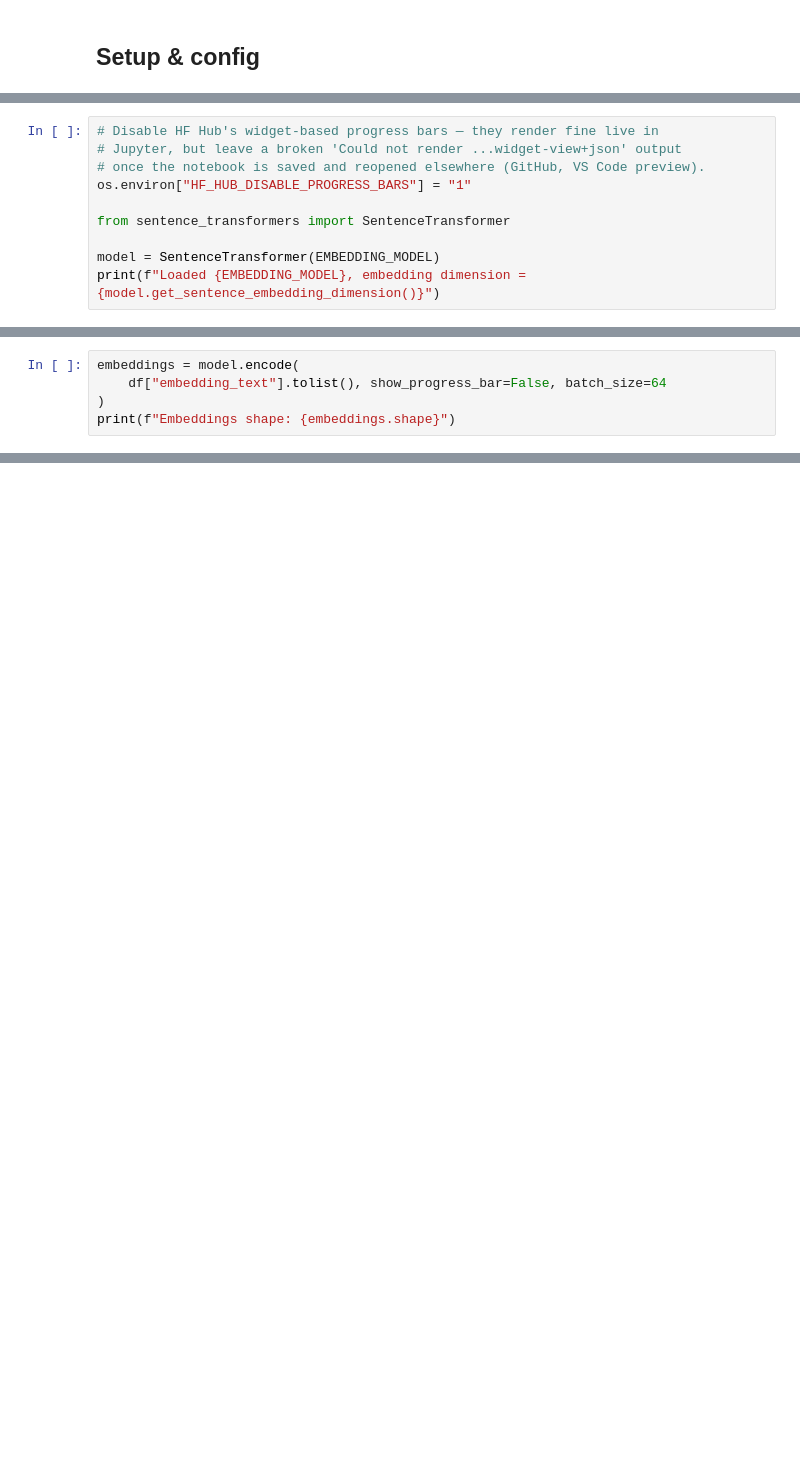
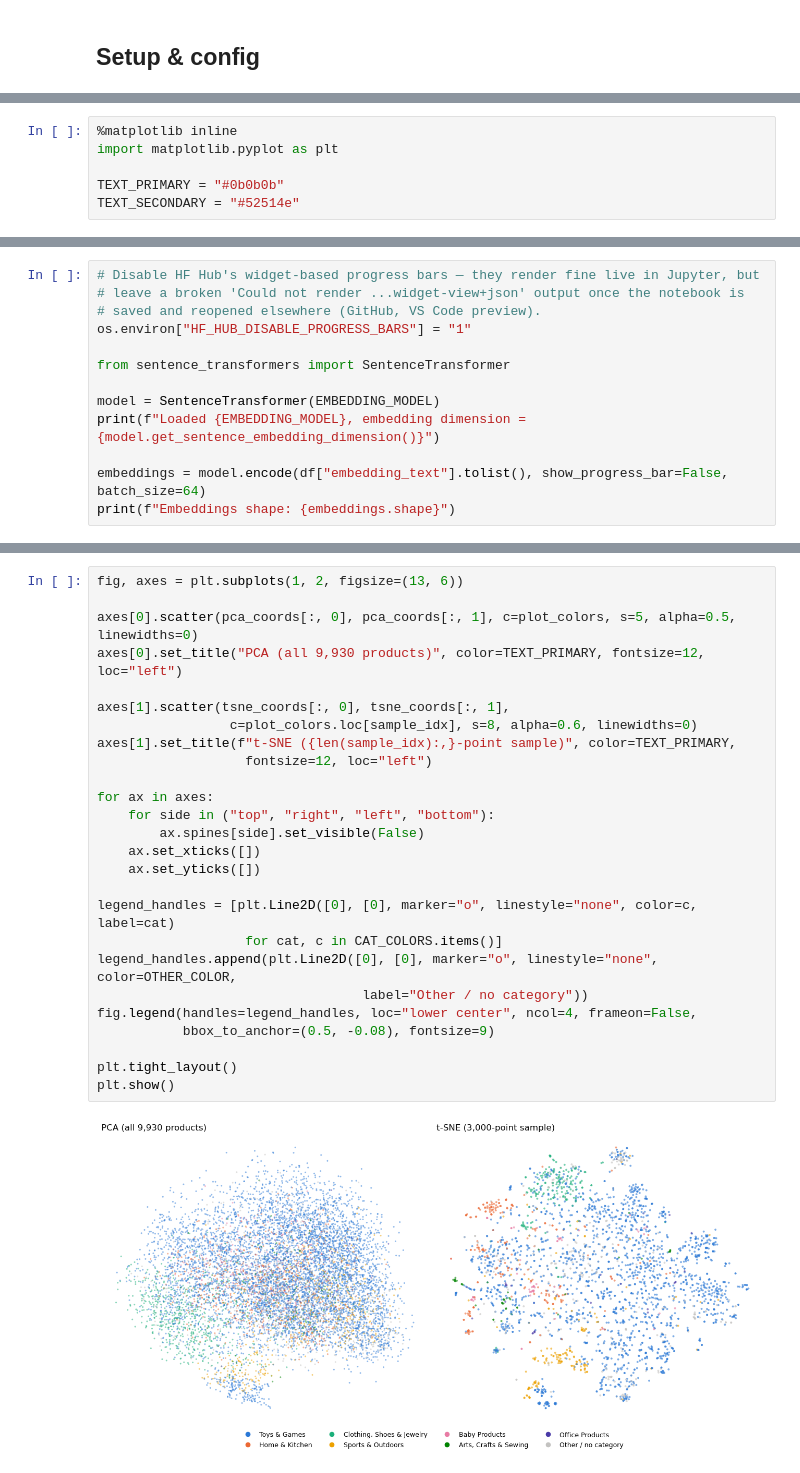
Before and after one commit to pareeyaporn/Agentic-Voice-to-Voice-AI, a Jupyter notebook: Code/data/1.3 build index.ipynb, the cells around one changed output, grey strips where cells are left out. Drawn from its saved outputs; the diff is of its cells as text; blank space fills up the shorter version.

```diff
--- a/Code/data/1.3 build index.ipynb
+++ b/Code/data/1.3 build index.ipynb
@@ -60 +63,7 @@ CHROMA_COLLECTION  = products_home_kitchen
+# %%
+%matplotlib inline
+import matplotlib.pyplot as plt
+
+TEXT_PRIMARY = "#0b0b0b"
+TEXT_SECONDARY = "#52514e"
 # %% [markdown]
@@ -118,13 +105,16 @@ load from cache.
 # %%
-# Disable HF Hub's widget-based progress bars — they render fine live in
-# Jupyter, but leave a broken 'Could not render ...widget-view+json' output
-# once the notebook is saved and reopened elsewhere (GitHub, VS Code preview).
+# Disable HF Hub's widget-based progress bars — they render fine live in Jupyter, but
+# leave a broken 'Could not render ...widget-view+json' output once the notebook is
+# saved and reopened elsewhere (GitHub, VS Code preview).
 os.environ["HF_HUB_DISABLE_PROGRESS_BARS"] = "1"
 
 from sentence_transformers import SentenceTransformer
 
 model = SentenceTransformer(EMBEDDING_MODEL)
 print(f"Loaded {EMBEDDING_MODEL}, embedding dimension = {model.get_sentence_embedding_dimension()}")
+
+embeddings = model.encode(df["embedding_text"].tolist(), show_progress_bar=False, batch_size=64)
+print(f"Embeddings shape: {embeddings.shape}")
 # %% [output]
 Warning: You are sending unauthenticated requests to the HF Hub. Please set a HF_TOKEN to enable higher rate limits and faster downloads.
 Loaded all-MiniLM-L6-v2, embedding dimension = 384
@@ -133,5 +121,0 @@ Loaded all-MiniLM-L6-v2, embedding dimension = 384
-# %%
-embeddings = model.encode(
-    df["embedding_text"].tolist(), show_progress_bar=False, batch_size=64
-)
-print(f"Embeddings shape: {embeddings.shape}")
@@ -282,3 +284,31 @@ Query: 'birthday party decorations'
+# %%
+fig, axes = plt.subplots(1, 2, figsize=(13, 6))
+
+axes[0].scatter(pca_coords[:, 0], pca_coords[:, 1], c=plot_colors, s=5, alpha=0.5, linewidths=0)
+axes[0].set_title("PCA (all 9,930 products)", color=TEXT_PRIMARY, fontsize=12, loc="left")
+
+axes[1].scatter(tsne_coords[:, 0], tsne_coords[:, 1],
+                 c=plot_colors.loc[sample_idx], s=8, alpha=0.6, linewidths=0)
+axes[1].set_title(f"t-SNE ({len(sample_idx):,}-point sample)", color=TEXT_PRIMARY,
+                   fontsize=12, loc="left")
+
+for ax in axes:
+    for side in ("top", "right", "left", "bottom"):
+        ax.spines[side].set_visible(False)
+    ax.set_xticks([])
+    ax.set_yticks([])
+
+legend_handles = [plt.Line2D([0], [0], marker="o", linestyle="none", color=c, label=cat)
+                   for cat, c in CAT_COLORS.items()]
+legend_handles.append(plt.Line2D([0], [0], marker="o", linestyle="none", color=OTHER_COLOR,
+                                  label="Other / no category"))
+fig.legend(handles=legend_handles, loc="lower center", ncol=4, frameon=False,
+           bbox_to_anchor=(0.5, -0.08), fontsize=9)
+
+plt.tight_layout()
+plt.show()
+# %% [output]
+[figure, added]
 # %% [markdown]
 ## Summary
 
```
Also changed, not shown: parts of 21 cells of this notebook, 17 other files.
